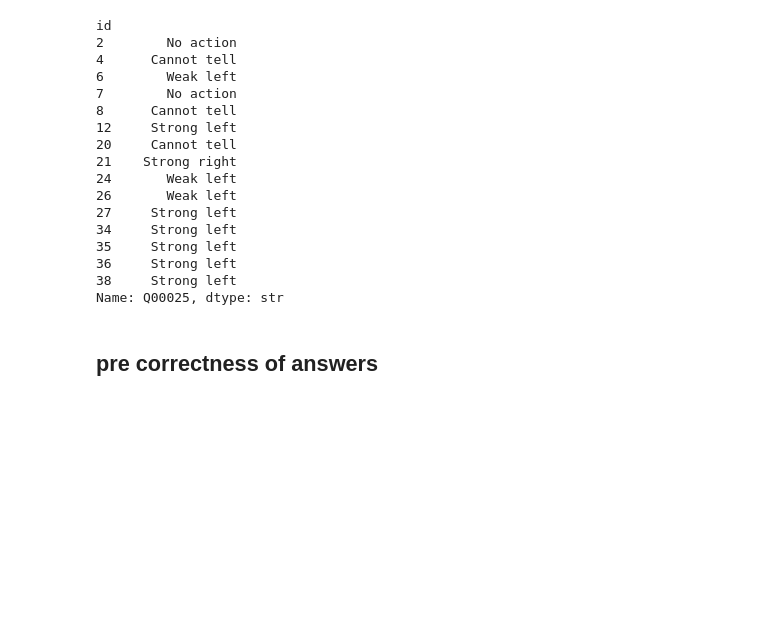
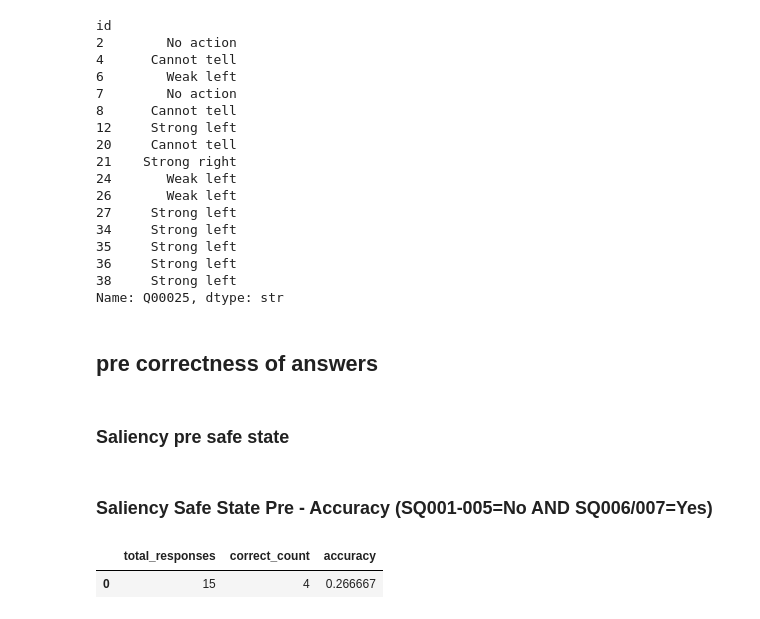
Before and after one commit to StefanHamm/surveyMasterThesis, a Jupyter notebook: survey_analysis.ipynb, the cells around one changed output. Saved outputs shown, nothing was run; the diff lists cells and outputs as text; code cells hidden in the pictures; blank space fills up the shorter version.

```diff
--- a/survey_analysis.ipynb
+++ b/survey_analysis.ipynb
@@ -774,3 +786,56 @@ id
 Name: Q00025, dtype: str
 # %% [markdown]
 ## pre correctness of answers
+# %% [markdown]
+### Saliency pre safe state
+# %%
+# There are subquestions SQ001 - SQ007 (Yes/No).
+# Correct pattern:
+# - SQ001..SQ005 must be "No"
+# - At least one of SQ006 or SQ007 must be "Yes" # icannot tell and none of the above
+
+def check_saliency_safe_state_pre(df, question_code):
+    sq_main = [f"SQ{i:03d}" for i in range(1, 6)]   # aircraft 1..5
+    sq_valid = ["SQ006", "SQ007"]                   # none of above / cannot tell
+
+    main_cols = [f"{question_code}[{sq}]" for sq in sq_main]
+    valid_cols = [f"{question_code}[{sq}]" for sq in sq_valid]
+    all_cols = main_cols + valid_cols
+
+    existing_cols = [c for c in all_cols if c in df.columns]
+    if not existing_cols:
+        return pd.DataFrame([{
+            "total_responses": 0,
+            "correct_count": 0,
+            "accuracy": np.nan
+        }])
+
+    data = df[existing_cols].apply(lambda s: s.astype(str).str.strip().str.lower())
+
+    # Respondent is counted if they answered at least one of these subquestions
+    answered_any = df[existing_cols].notna().any(axis=1)
+
+    main_ok = data[main_cols].eq("no").all(axis=1)
+    valid_ok = data[valid_cols].eq("yes").any(axis=1)
+
+    is_correct = answered_any & main_ok & valid_ok
+
+    total_responses = int(answered_any.sum())
+    correct_count = int(is_correct.sum())
+    accuracy = correct_count / total_responses if total_responses > 0 else np.nan
+
+    return pd.DataFrame([{
+        "total_responses": total_responses,
+        "correct_count": correct_count,
+        "accuracy": accuracy
+    }])
+
+saliency_safe_state_pre_results = check_saliency_safe_state_pre(
+    df, question_pairs["mental_models"]["saliency_safe_state"]["pre"]
+)
+display(Markdown("### Saliency Safe State Pre - Accuracy (SQ001-005=No AND SQ006/007=Yes)"))
+display(saliency_safe_state_pre_results)
+# %% [output]
+### Saliency Safe State Pre - Accuracy (SQ001-005=No AND SQ006/007=Yes)
+|  | total_responses | correct_count | accuracy |
+| 0 | 15 | 4 | 0.266667 |
```
Also changed, not shown: parts of 11 cells of this notebook.
